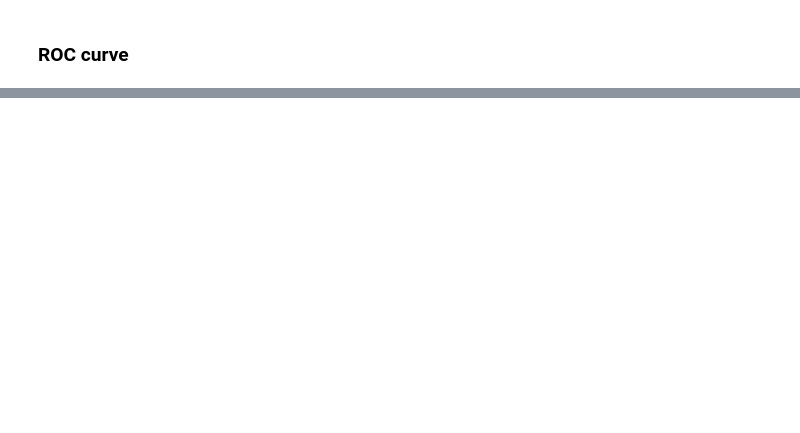
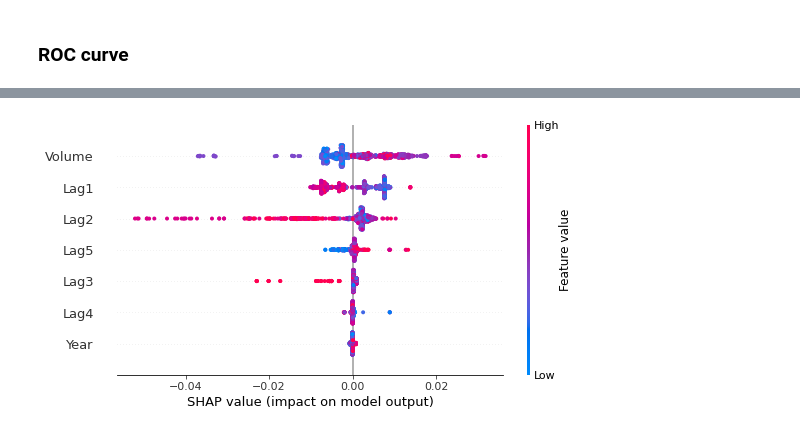
Before and after one commit to IsaiasGutierrezCruz/ChallengePretermMicrobiome, a Jupyter notebook: ExampleFlowModeling.ipynb, the cells around one changed output, grey strips where cells are left out. Cells and saved outputs as stored; diff of their text form; code cells hidden in the pictures; blank space fills up the shorter version.

```diff
--- a/ExampleFlowModeling.ipynb
+++ b/ExampleFlowModeling.ipynb
@@ -76,0 +272,4 @@ fig_roc_auc = plot_roc_auc(actual_target, predicted_target)
+# %%
+shap.summary_plot(shap_values, X_train)
+# %% [output]
+[figure, added]
```
Also changed, not shown: parts of 42 cells of this notebook, 2 other files.
